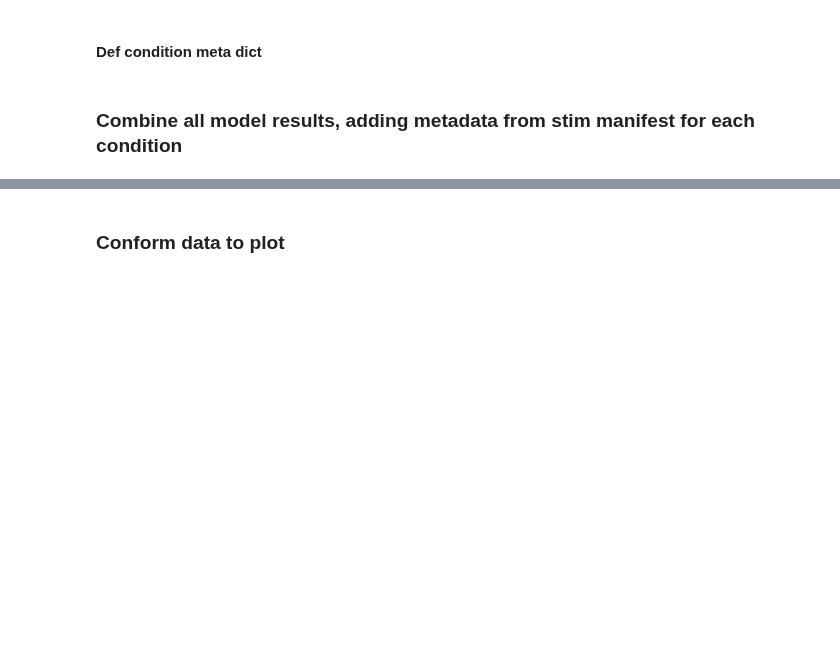
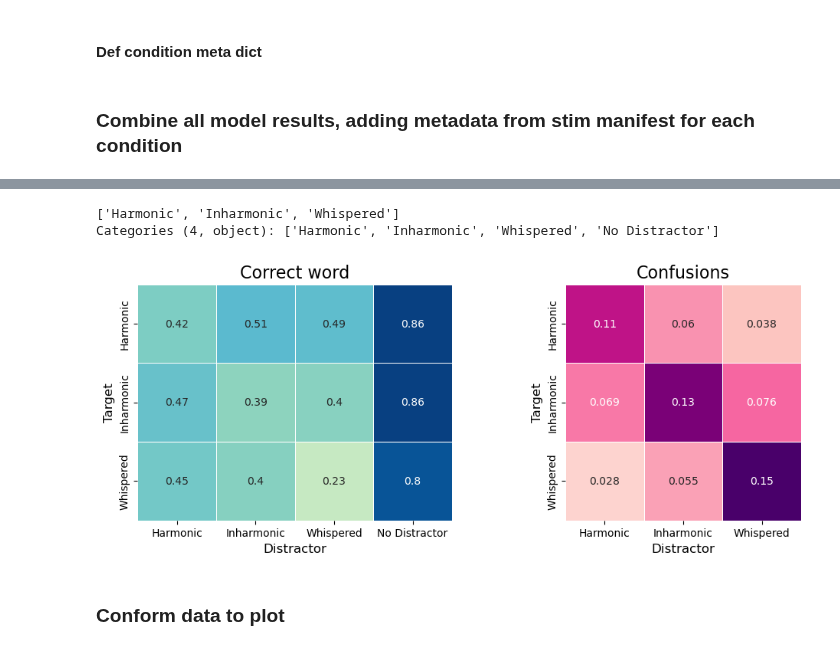
Before and after one commit to mcdermottLab/auditory_attention, a Jupyter notebook: notebooks/Mono_Results_Plots/Plot_Popham_Tests.ipynb, the cells around one changed output, grey strips where cells are left out. Cells and saved outputs as stored; diff of their text form; code cells hidden in the pictures; blank space fills up the shorter version.

Commit message:
prelim model results

```diff
--- a/notebooks/Mono_Results_Plots/Plot_Popham_Tests.ipynb
+++ b/notebooks/Mono_Results_Plots/Plot_Popham_Tests.ipynb
@@ -138,3 +173,64 @@ all_results = all_results[all_results.true_word_ix != -1]
+# %%
+to_plot[to_plot.distractor_condition != 'No Distractor'].distractor_condition.unique()
+# %% [output]
+['Harmonic', 'Inharmonic', 'Whispered']
+Categories (4, object): ['Harmonic', 'Inharmonic', 'Whispered', 'No Distractor']
+# %%
+
+fontsize=16
+to_plot = all_results.copy()
+to_plot.distractor_condition = pd.CategoricalIndex(to_plot.distractor_condition, categories=['Harmonic', 'Inharmonic', 'Whispered', 'No Distractor'])
+to_plot.sort_values('distractor_condition', inplace=True)
+
+fig, axs = plt.subplots(1, 2, figsize=(12, 4), sharex=False, sharey=False)
+
+# cbar_ax_1 = fig.add_axes([.91, .56, .02, .3])
+# cbar_ax_2 = fig.add_axes([.91, .14, .02, .3])
+# make heatmpas square
+axs[0].set_aspect('equal')
+axs[1].set_aspect('equal')
+
+# scale size of  colorbar to match heatmap
+cbar_kws = {"shrink": .7,}
+
+total_acc = to_plot.groupby(["target_condition", "distractor_condition"])['accuracy'].mean()
+sns.heatmap(total_acc.unstack(), vmin=0, vmax=total_acc.max(), annot=True, cmap='GnBu', cbar=False, linewidth=.5, ax=axs[0])
+
+total_con = all_results[all_results.distractor_condition != 'No Distractor'].groupby(['target_condition', 'distractor_condition'])['confusion'].mean()
+sns.heatmap(total_con.unstack(), vmin=0, vmax=total_con.max(), annot=True, cmap='RdPu', cbar=False, linewidth=.5,  ax=axs[1]) # cbar_kws=cbar_kws,
+
+axs[0].set_title("Correct word", fontsize=fontsize)#xy=(0.5, 1), xytext=(0, 5), size='large', ha='center', va='baseline', xycoords='axes fraction', textcoords='offset points',)
+# for ax, row in zip(axs[1], rows):
+axs[1].set_title("Confusions", fontsize=fontsize) # , xy=(0, 0.5), xytext=(-ax.yaxis.labelpad - 5, 0), xycoords=ax.yaxis.label, textcoords='offset points', size='large', ha='right', va='center', rotation=90)
+
+# change axis labels for both heatmaps
+for ax in axs:
+    # ax.set_xticklabels(np.arange(-90, 91, 30), fontsize=fontsize-4)
+    # ax.set_yticklabels(np.arange(-90, 91, 30), fontsize=fontsize-4)
+    ax.set_xlabel('Distractor', fontsize=fontsize-4)
+    ax.set_ylabel('Target', fontsize=fontsize-4)
+
+# axs[0].set_xlabel('Distractor conditionuth ($\degree$)', fontsize=fontsize-4)
+# axs[0].set_ylabel('Target conditionuth ($\degree$)', fontsize=fontsize-4)
+
+# fig.tight_layout(rect=[0,0,.9,1])
+# plt.suptitle('50% co-located trials in training', fontsize=14, y=1.05)
+
+# make colorbar match heatmap size
+
+# set confusions colorbar ticks to 0.5 increments
+# cbar_1 = axs[1].collections[0].colorbar
+# cbar_1.set_ticks(np.arange(0, 0.21, 0.05))
+
+
+# for ax in axs.flatten():
+#     ax.invert_yaxis()
+
+# plt.savefig(outfig_dest/'condition_heatmaps.svg', trasnsparent=True, bbox_inches='tight')
+
+# plt.tight_layout()
+# %% [output]
+[figure, added]
 # %% [markdown]
 ### Conform data to plot
 # %%
```
Also changed, not shown: parts of 3 cells of this notebook.
